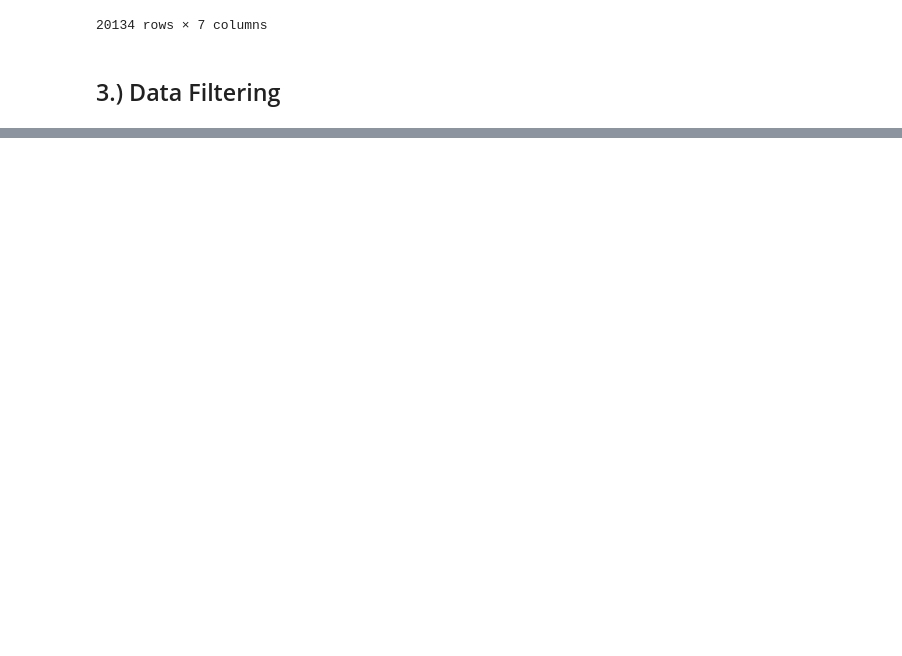
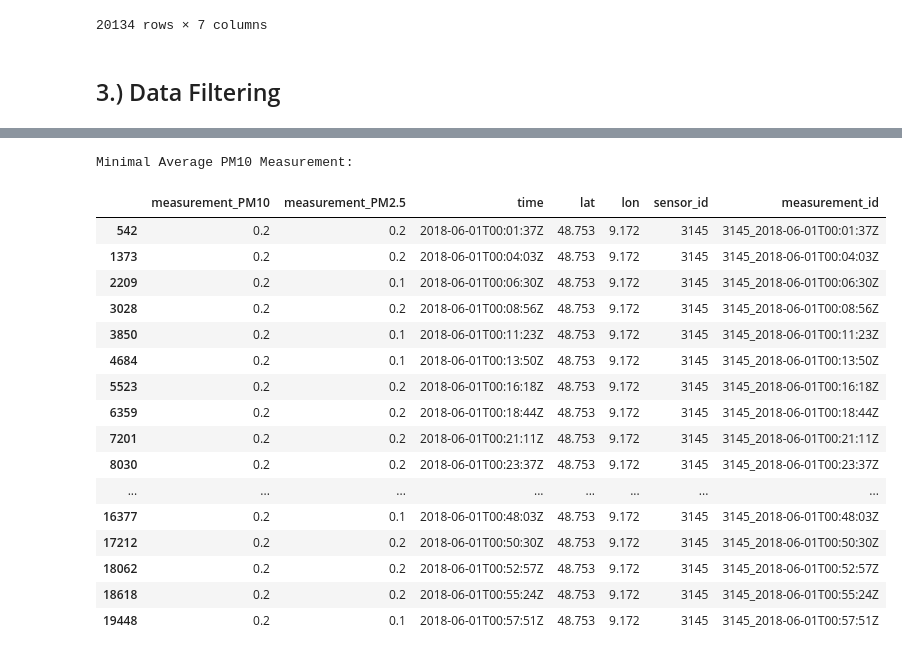
Before and after one commit to nateso/HAL, a Jupyter notebook: modular_usage_example.ipynb, the cells around one changed output, grey strips where cells are left out. Saved outputs shown, nothing was run; the diff lists cells and outputs as text; code cells hidden in the pictures; blank space fills up the shorter version.

```diff
--- a/modular_usage_example.ipynb
+++ b/modular_usage_example.ipynb
@@ -77,0 +92,25 @@ NameError: name 'fig1' is not defined
+# %%
+min_PM10 = min(pmdata.groupby("sensor_id").mean()['measurement_PM10'])
+min_PM10_id = pmdata.groupby("sensor_id").mean()[pmdata.groupby("sensor_id").mean()['measurement_PM10'] == min_PM10].index[0]
+df_min_PM10 = pmdata.loc[pmdata['sensor_id'] == min_PM10_id]
+print("Minimal Average PM10 Measurement:")
+df_min_PM10
+# %% [output]
+Minimal Average PM10 Measurement:
+|  | measurement_PM10 | measurement_PM2.5 | time | lat | lon | sensor_id | measurement_id |
+| 542 | 0.2 | 0.2 | 2018-06-01T00:01:37Z | 48.753 | 9.172 | 3145 | 3145_2018-06-01T00:01:37Z |
+| 1373 | 0.2 | 0.2 | 2018-06-01T00:04:03Z | 48.753 | 9.172 | 3145 | 3145_2018-06-01T00:04:03Z |
+| 2209 | 0.2 | 0.1 | 2018-06-01T00:06:30Z | 48.753 | 9.172 | 3145 | 3145_2018-06-01T00:06:30Z |
+| 3028 | 0.2 | 0.2 | 2018-06-01T00:08:56Z | 48.753 | 9.172 | 3145 | 3145_2018-06-01T00:08:56Z |
+| 3850 | 0.2 | 0.1 | 2018-06-01T00:11:23Z | 48.753 | 9.172 | 3145 | 3145_2018-06-01T00:11:23Z |
+| 4684 | 0.2 | 0.1 | 2018-06-01T00:13:50Z | 48.753 | 9.172 | 3145 | 3145_2018-06-01T00:13:50Z |
+| 5523 | 0.2 | 0.2 | 2018-06-01T00:16:18Z | 48.753 | 9.172 | 3145 | 3145_2018-06-01T00:16:18Z |
+| 6359 | 0.2 | 0.2 | 2018-06-01T00:18:44Z | 48.753 | 9.172 | 3145 | 3145_2018-06-01T00:18:44Z |
+| 7201 | 0.2 | 0.2 | 2018-06-01T00:21:11Z | 48.753 | 9.172 | 3145 | 3145_2018-06-01T00:21:11Z |
+| 8030 | 0.2 | 0.2 | 2018-06-01T00:23:37Z | 48.753 | 9.172 | 3145 | 3145_2018-06-01T00:23:37Z |
+| ... | ... | ... | ... | ... | ... | ... | ... |
+| 16377 | 0.2 | 0.1 | 2018-06-01T00:48:03Z | 48.753 | 9.172 | 3145 | 3145_2018-06-01T00:48:03Z |
+| 17212 | 0.2 | 0.2 | 2018-06-01T00:50:30Z | 48.753 | 9.172 | 3145 | 3145_2018-06-01T00:50:30Z |
+| 18062 | 0.2 | 0.2 | 2018-06-01T00:52:57Z | 48.753 | 9.172 | 3145 | 3145_2018-06-01T00:52:57Z |
+| 18618 | 0.2 | 0.2 | 2018-06-01T00:55:24Z | 48.753 | 9.172 | 3145 | 3145_2018-06-01T00:55:24Z |
+| 19448 | 0.2 | 0.1 | 2018-06-01T00:57:51Z | 48.753 | 9.172 | 3145 | 3145_2018-06-01T00:57:51Z |
```
Also changed, not shown: parts of 4 cells of this notebook, 1 other file.
